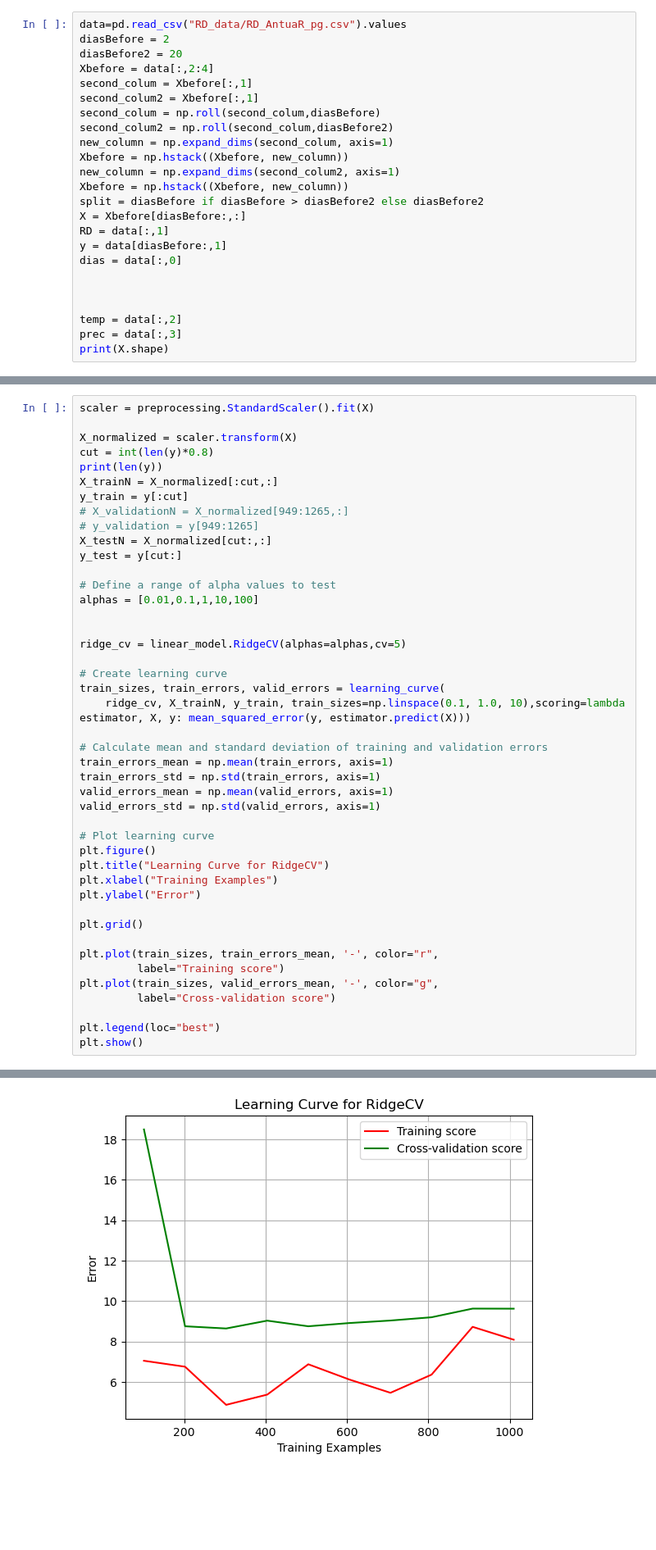
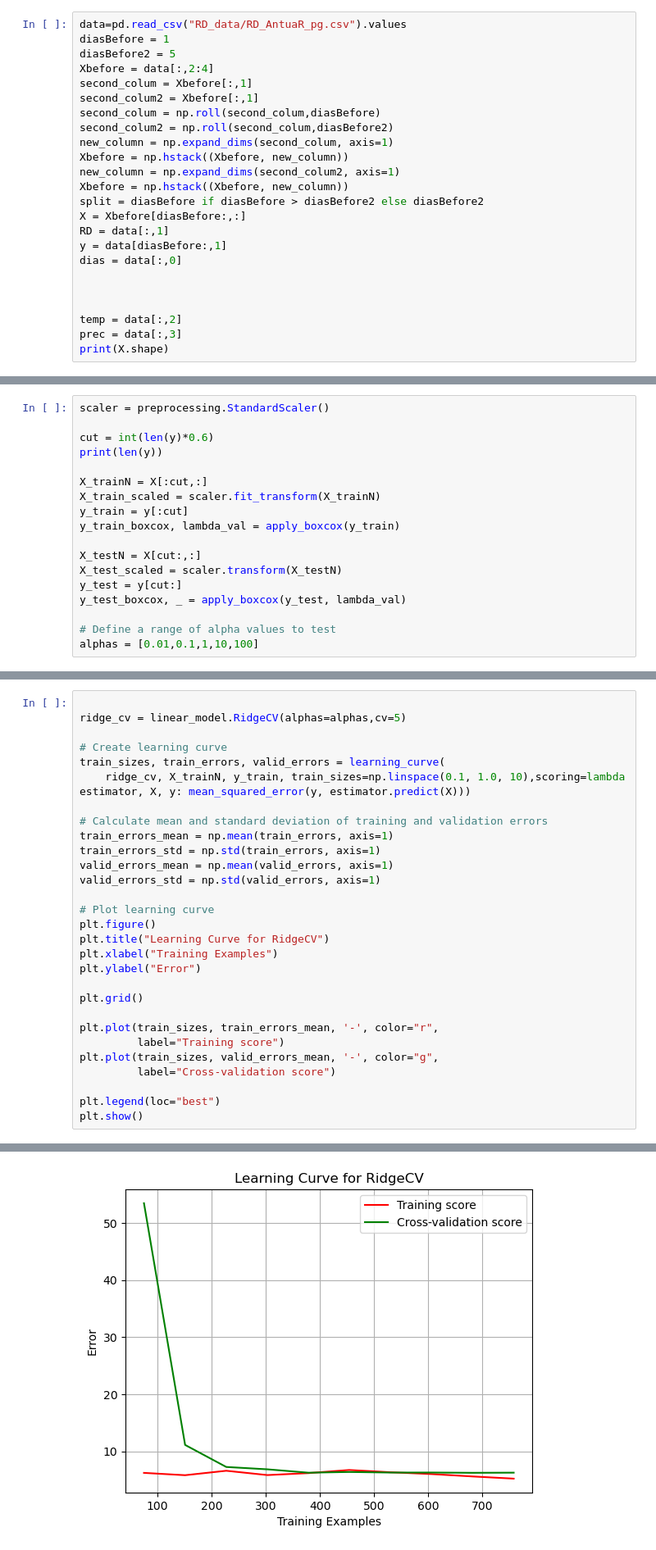
Before and after one commit to Barb02/TAA_ForecastingRiverDischarge, a Jupyter notebook: withoutRDPolinomial2Days.ipynb, the cells around one changed output, grey strips where cells are left out. Shown: that part at 82% size. Cells and saved outputs as stored; diff of their text form; blank space fills up the shorter version.

```diff
--- a/withoutRDPolinomial2Days.ipynb
+++ b/withoutRDPolinomial2Days.ipynb
@@ -15,8 +17,8 @@ from sklearn.metrics import mean_squared_error,r2_score
 ### LoadingData
 # %%
 data=pd.read_csv("RD_data/RD_AntuaR_pg.csv").values
-diasBefore = 2
-diasBefore2 = 20
+diasBefore = 1
+diasBefore2 = 5
 Xbefore = data[:,2:4]
 second_colum = Xbefore[:,1]
 second_colum2 = Xbefore[:,1]
@@ -43,0 +56,18 @@ print(X.shape)
+# %%
+scaler = preprocessing.StandardScaler()
+
+cut = int(len(y)*0.6)
+print(len(y))
+
+X_trainN = X[:cut,:]
+X_train_scaled = scaler.fit_transform(X_trainN)
+y_train = y[:cut]
+y_train_boxcox, lambda_val = apply_boxcox(y_train)
+
+X_testN = X[cut:,:]
+X_test_scaled = scaler.transform(X_testN)
+y_test = y[cut:]
+y_test_boxcox, _ = apply_boxcox(y_test, lambda_val)
+
+# Define a range of alpha values to test
+alphas = [0.01,0.1,1,10,100]
@@ -44,19 +78,4 @@ print(X.shape)
 # %%
-scaler = preprocessing.StandardScaler().fit(X)
-
-X_normalized = scaler.transform(X)
-cut = int(len(y)*0.8)
-print(len(y))
-X_trainN = X_normalized[:cut,:]
-y_train = y[:cut]
-# X_validationN = X_normalized[949:1265,:]
-# y_validation = y[949:1265]
-X_testN = X_normalized[cut:,:]
-y_test = y[cut:]
-
-# Define a range of alpha values to test
-alphas = [0.01,0.1,1,10,100]
-
 
 ridge_cv = linear_model.RidgeCV(alphas=alphas,cv=5)
 
@@ -90,3 +108,3 @@ plt.show()
-[figure, old version]
+[figure, new version]
 # %% [markdown]
 ### Cost Function
```
Also changed, not shown: parts of 8 cells of this notebook, 2 other files.
